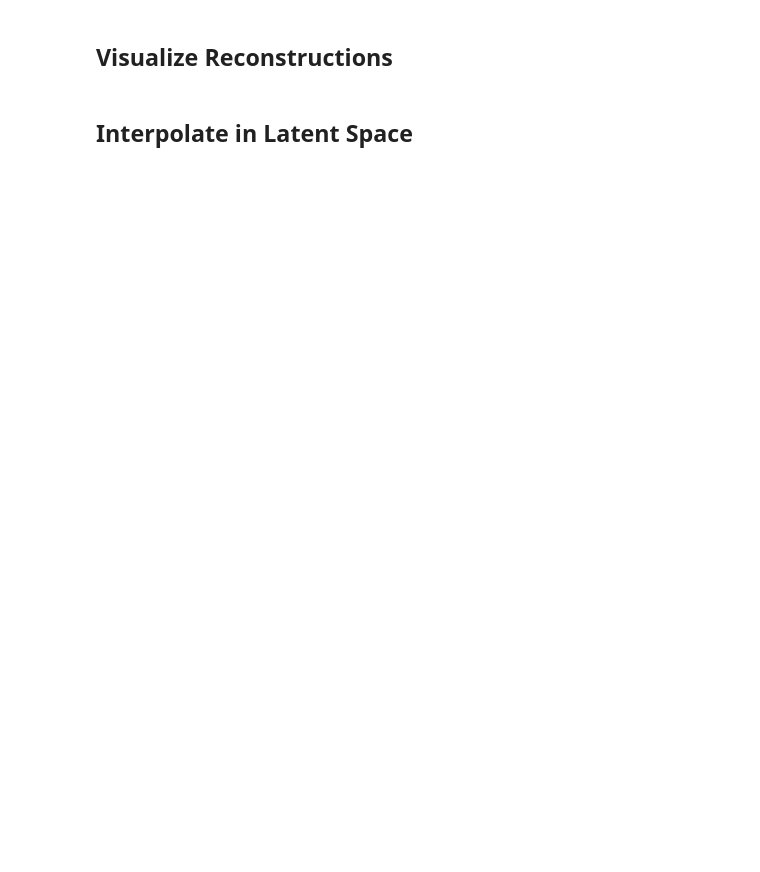
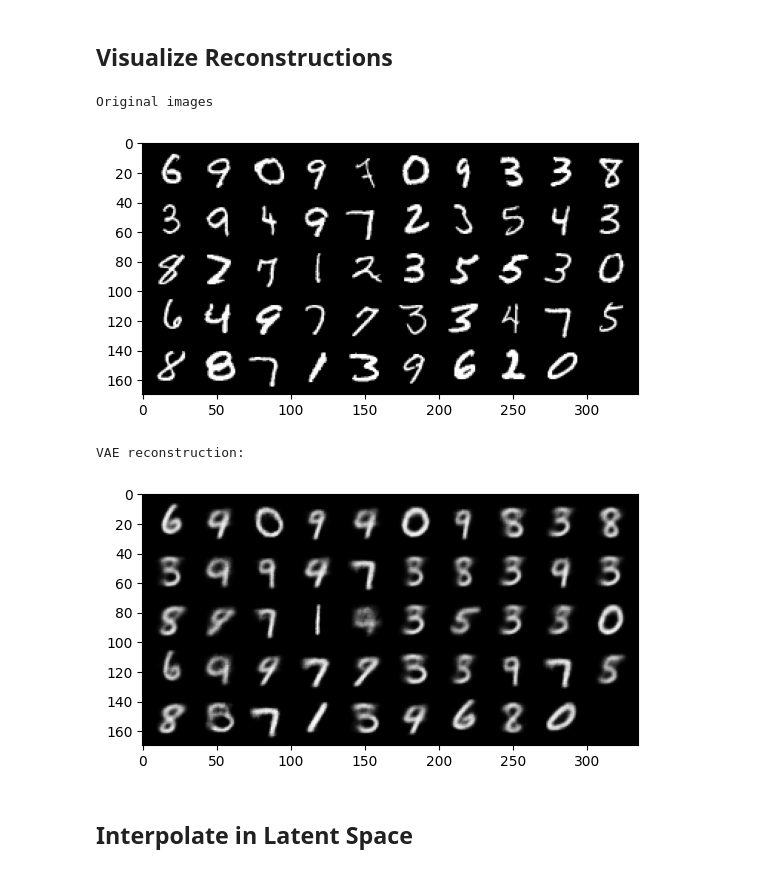
Before and after one commit to ysuter/FHNW-BAI-DeepLearning, a Jupyter notebook: Beispiele/variational_autoencoder.ipynb, the cells around one changed output. Saved outputs shown, nothing was run; the diff lists cells and outputs as text; code cells hidden in the pictures; blank space fills up the shorter version.

```diff
--- a/Beispiele/variational_autoencoder.ipynb
+++ b/Beispiele/variational_autoencoder.ipynb
@@ -269,34 +278,39 @@ vae.eval()
 def to_img(x):
     x = x.clamp(0, 1)
     return x
 
 def show_image(img):
     img = to_img(img)
     npimg = img.numpy()
     plt.imshow(np.transpose(npimg, (1, 2, 0)))
 
 def visualise_output(images, model):
 
     with torch.no_grad():
 
         images = images.to(device)
         images, _, _ = model(images)
         images = images.cpu()
         images = to_img(images)
         np_imagegrid = torchvision.utils.make_grid(images[1:50], 10, 5).numpy()
         plt.imshow(np.transpose(np_imagegrid, (1, 2, 0)))
         plt.show()
 
-images, labels = iter(test_dataloader).next()
+images, labels = next(iter(test_dataloader))
 
 # First visualise the original images
 print('Original images')
 show_image(torchvision.utils.make_grid(images[1:50],10,5))
 plt.show()
 
 # Reconstruct and visualise the images using the vae
 print('VAE reconstruction:')
 visualise_output(images, vae)
+# %% [output]
+Original images
+[figure, added]
+VAE reconstruction:
+[figure, added]
 # %% [markdown]
 Interpolate in Latent Space
 ----------------------------
```
Also changed, not shown: parts of 8 cells of this notebook.
